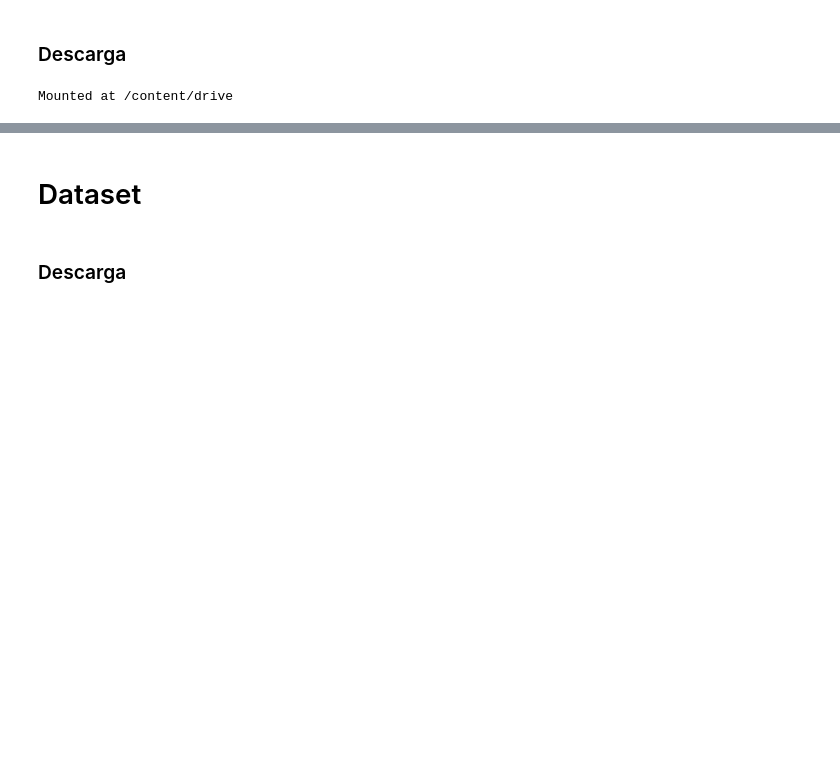
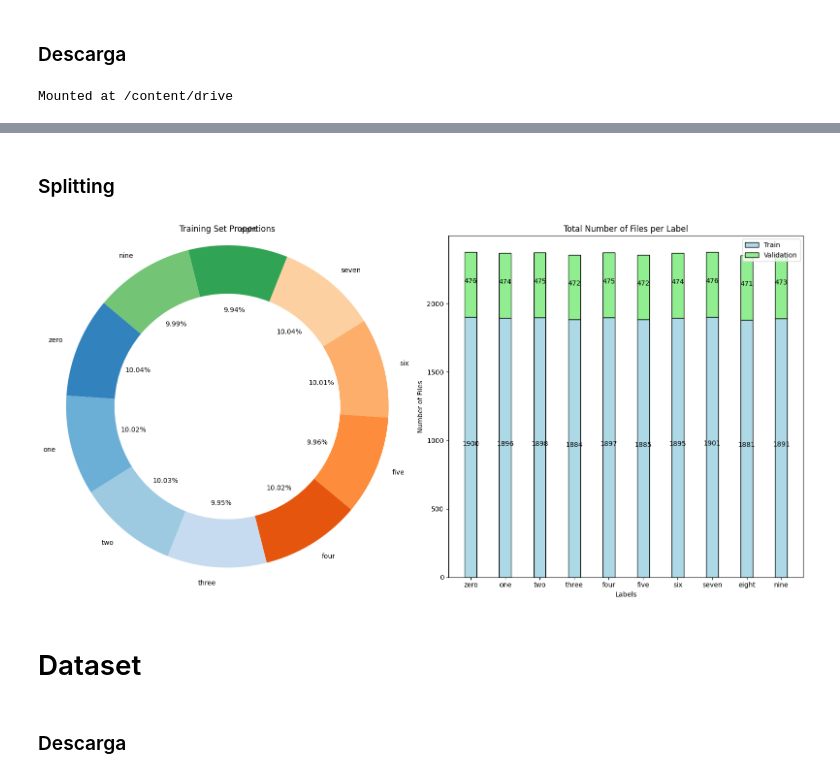
Before and after one commit to amaranto/tf-keras-examples-tp2, a Jupyter notebook: eje1/Audio_MNIST.ipynb, the cells around one changed output, grey strips where cells are left out. Drawn from its saved outputs; the diff is of its cells as text; code cells hidden in the pictures; blank space fills up the shorter version.

```diff
--- a/eje1/Audio_MNIST.ipynb
+++ b/eje1/Audio_MNIST.ipynb
@@ -148,0 +190,2 @@ Mounted at /content/drive
+# %% [markdown]
+### Splitting
@@ -149,3 +194,57 @@ Mounted at /content/drive
+# %%
+# Compute file counts for training and validation sets
+train_counts = {label: len(paths) for label, paths in spoken_digit_data.train_data.items()}
+val_counts = {label: len(paths) for label, paths in spoken_digit_data.val_data.items()}
+
+# Compute total counts
+total_counts = {label: train_counts[label] + val_counts[label] for label in labels}
+
+# Prepare data for plotting
+labels = list(train_counts.keys())
+train_sizes = list(train_counts.values())
+val_sizes = list(val_counts.values())
+total_sizes = list(total_counts.values())
+colors = plt.cm.tab20c.colors
+
+# Create the donut plot
+fig, (ax1, ax2) = plt.subplots(1, 2, figsize=(16, 8))
+
+wedges, texts, autotexts = ax1.pie(train_sizes, labels=labels, colors=colors, autopct='%1.2f%%',
+                                  startangle=140, wedgeprops=dict(width=0.3))
+
+# Draw a circle at the center to make it a donut
+centre_circle = plt.Circle((0, 0), 0.70, fc='white')
+fig.gca().add_artist(centre_circle)
+
+# Equal aspect ratio ensures that pie is drawn as a circle.
+ax1.axis('equal')
+ax1.set_title("Training Set Proportions")
+train_color = 'lightblue'
+val_color = 'lightgreen'
+
+# Create the stacked bar plot
+bar_width = 0.35
+index = range(len(labels))
+
+bar1 = ax2.bar(index, train_sizes, bar_width, label='Train', edgecolor='black',color=train_color)
+bar2 = ax2.bar(index, val_sizes, bar_width, bottom=train_sizes, label='Validation', edgecolor='black',color=val_color)
+
+ax2.set_xlabel('Labels')
+ax2.set_ylabel('Number of Files')
+ax2.set_title('Total Number of Files per Label')
+ax2.set_xticks(index)
+ax2.set_xticklabels(labels)
+ax2.legend()
+
+# Adding count labels on bars
+for i in range(len(labels)):
+    ax2.text(i, train_sizes[i] / 2, str(train_sizes[i]), ha='center', va='bottom', color='black', fontsize=10)
+    ax2.text(i, train_sizes[i] + val_sizes[i] / 2, str(val_sizes[i]), ha='center', va='bottom', color='black', fontsize=10)
+
+plt.tight_layout()
+plt.show()
+# %% [output]
+[figure, added]
 # %% [markdown]
 # Dataset
 # %% [markdown]
```
Also changed, not shown: parts of 22 cells of this notebook.
